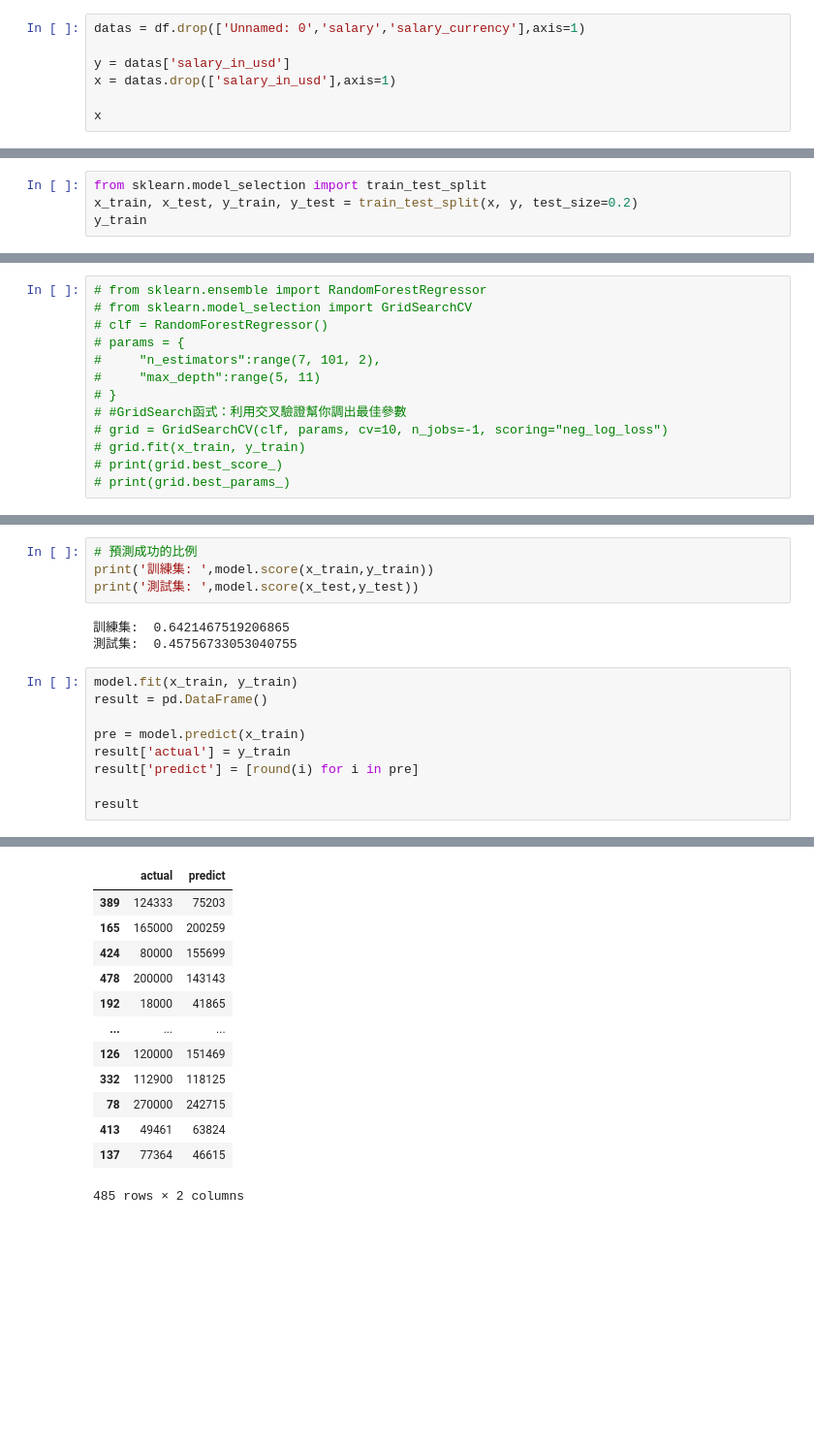
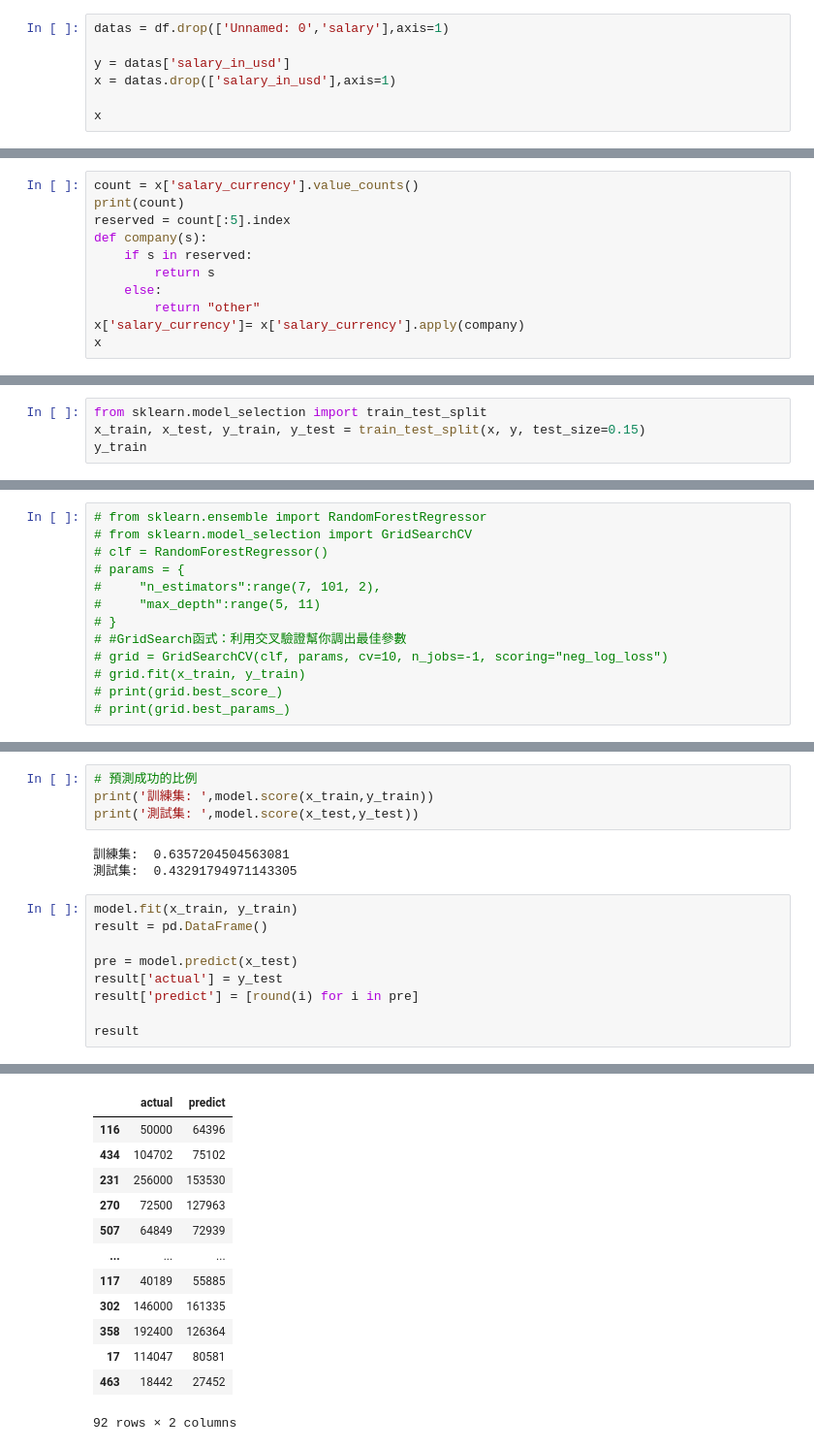
Before and after one commit to VictorFu0717/AI, a Jupyter notebook: DataScienceJobSalaries.ipynb, the cells around one changed output, grey strips where cells are left out. Shown: that part at 97% size. Drawn from its saved outputs; the diff is of its cells as text; blank space fills up the shorter version.

```diff
--- a/DataScienceJobSalaries.ipynb
+++ b/DataScienceJobSalaries.ipynb
@@ -45,7 +45,7 @@ df.head(6)
 | 4 | 4 | 2020 | SE | FT | Machine Learning Engineer | 150000 | USD | ... |
 | 5 | 5 | 2020 | EN | FT | Data Analyst | 72000 | USD | ... |
 # %%
-datas = df.drop(['Unnamed: 0','salary','salary_currency'],axis=1)
+datas = df.drop(['Unnamed: 0','salary'],axis=1)
 
 y = datas['salary_in_usd']
 x = datas.drop(['salary_in_usd'],axis=1)
@@ -67,0 +68,11 @@ x
+# %%
+count = x['salary_currency'].value_counts()
+print(count)
+reserved = count[:5].index
+def company(s):
+    if s in reserved:
+        return s
+    else:
+        return "other"
+x['salary_currency']= x['salary_currency'].apply(company)
+x
@@ -254,6 +284,6 @@ sns.scatterplot(df["salary_in_usd"],
 [figure]
 # %%
 from sklearn.model_selection import train_test_split
-x_train, x_test, y_train, y_test = train_test_split(x, y, test_size=0.2)
+x_train, x_test, y_train, y_test = train_test_split(x, y, test_size=0.15)
 y_train
 # %% [output]
@@ -339,14 +381,14 @@ pd.DataFrame(model.feature_importances_,
 print('訓練集: ',model.score(x_train,y_train))
 print('測試集: ',model.score(x_test,y_test))
 # %% [output]
-訓練集:  0.6421467519206865
-測試集:  0.45756733053040755
+訓練集:  0.6357204504563081
+測試集:  0.43291794971143305
 # %%
 model.fit(x_train, y_train)
 result = pd.DataFrame()
 
-pre = model.predict(x_train)
-result['actual'] = y_train
+pre = model.predict(x_test)
+result['actual'] = y_test
 result['predict'] = [round(i) for i in pre]
 
 result
@@ -355,16 +397,16 @@ result
 |  | actual | predict |
-| 389 | 124333 | 75203 |
-| 165 | 165000 | 200259 |
-| 424 | 80000 | 155699 |
-| 478 | 200000 | 143143 |
-| 192 | 18000 | 41865 |
+| 116 | 50000 | 64396 |
+| 434 | 104702 | 75102 |
+| 231 | 256000 | 153530 |
+| 270 | 72500 | 127963 |
+| 507 | 64849 | 72939 |
 | ... | ... | ... |
-| 126 | 120000 | 151469 |
-| 332 | 112900 | 118125 |
-| 78 | 270000 | 242715 |
-| 413 | 49461 | 63824 |
-| 137 | 77364 | 46615 |
+| 117 | 40189 | 55885 |
+| 302 | 146000 | 161335 |
+| 358 | 192400 | 126364 |
+| 17 | 114047 | 80581 |
+| 463 | 18442 | 27452 |
-485 rows × 2 columns
+92 rows × 2 columns
 # %%
 from sklearn.linear_model import LassoCV, RidgeCV, ElasticNetCV
 from sklearn.linear_model import Lasso, Ridge, ElasticNet
```
Also changed, not shown: parts of 18 cells of this notebook.
